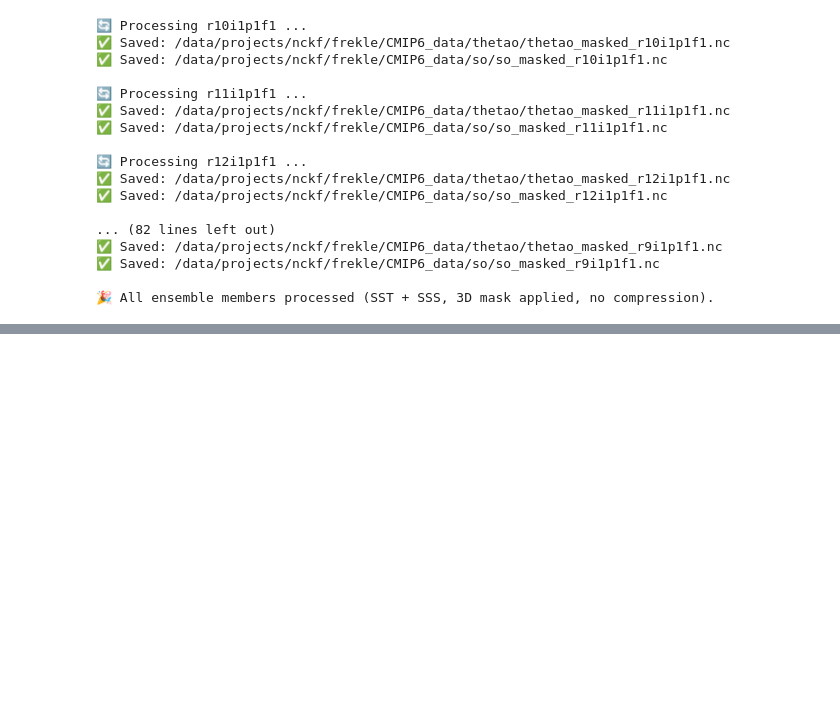
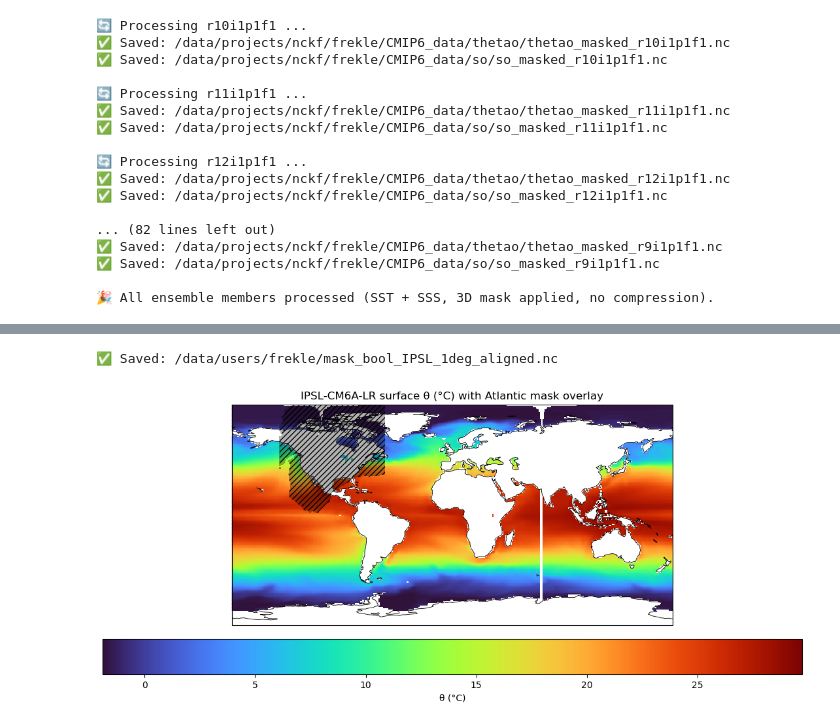
Before and after one commit to frejahk9/Master-thesis-2026, a Jupyter notebook: Masks.ipynb, the cells around one changed output, grey strips where cells are left out. Cells and saved outputs as stored; diff of their text form; code cells hidden in the pictures; blank space fills up the shorter version.

```diff
--- a/Masks.ipynb
+++ b/Masks.ipynb
@@ -425,0 +742,60 @@ print("\n🎉 All ensemble members processed (SST + SSS, 3D mask applied, no com
+# %%
+import xarray as xr
+
+maskfile = "/data/users/frekle/mask_bool_IPSL_1deg.nc"
+m = xr.open_dataset(maskfile)
+mask_var = list(m.data_vars)[0]
+mask = m[mask_var]
+
+# Shift longitude centers back by 0.5°
+mask = mask.assign_coords(lon=(mask.lon - 0.5) % 360)
+
+# Save corrected mask
+mask_corrected = mask.sortby("lon")
+mask_corrected.to_netcdf("/data/users/frekle/mask_bool_IPSL_1deg_aligned.nc")
+print("✅ Saved:", "/data/users/frekle/mask_bool_IPSL_1deg_aligned.nc")
+# %% [output]
+✅ Saved: /data/users/frekle/mask_bool_IPSL_1deg_aligned.nc
+# %%
+import xarray as xr
+import matplotlib.pyplot as plt
+import cartopy.crs as ccrs
+
+# ---------------- FILE PATHS ----------------
+datafile = "/data/projects/nckf/frekle/CMIP6_data/IPSL-CM6A-LR/thetao_3D_regrid_IPSL-CM6A-LR_r1i1p1f1.nc"
+maskfile = "/data/users/frekle/mask_bool_EC-Earth3.nc"
+
+# ---------------- LOAD DATA ----------------
+ds = xr.open_dataset(datafile)
+da = ds["thetao"].isel(time=0, olevel=0)   # first time step, surface
+
+mask = xr.open_dataarray(maskfile)
+# If variable name is different (e.g. 'atlmsk'), open_dataset and select:
+# mask = xr.open_dataset(maskfile)["atlmsk"]
+mask = mask.astype(float)
+
+# ---------------- PLOT ----------------
+fig = plt.figure(figsize=(11,5))
+ax = plt.axes(projection=ccrs.PlateCarree())
+
+# Base layer: temperature field
+pcm = ax.pcolormesh(
+    da["lon"], da["lat"], da,
+    cmap="turbo", transform=ccrs.PlateCarree()
+)
+cb = plt.colorbar(pcm, ax=ax, orientation="horizontal", pad=0.05, label="θ (°C)")
+ax.set_title("IPSL-CM6A-LR surface θ (°C) with Atlantic mask overlay")
+
+# Overlay: transparent mask (gray)
+mask_plot = mask.where(mask > 0.5)
+ax.contourf(
+    mask_plot["i"], mask_plot["j"], mask_plot,
+    levels=[0.5,1.5], colors="none",
+    hatches=["////"], transform=ccrs.PlateCarree(), alpha=0.3
+)
+
+ax.coastlines(linewidth=0.6)
+plt.tight_layout()
+plt.show()
+# %% [output]
+[figure, added]
```
Also changed, not shown: parts of 11 cells of this notebook, 45 other files.
